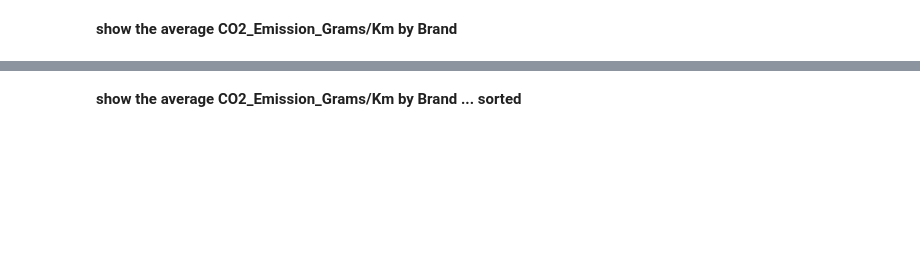
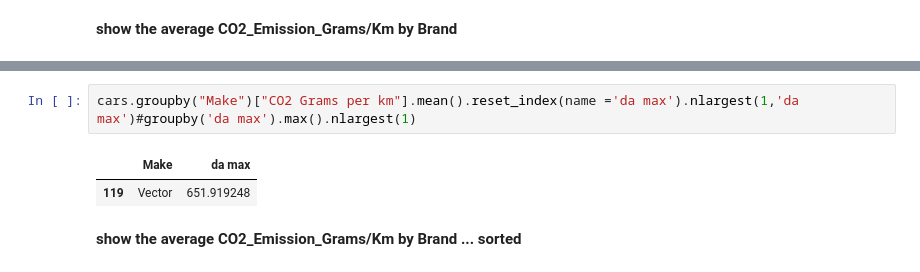
Before and after one commit to esSarah/IronRoth, a Jupyter notebook: Pandas/Lab_Pandas_Grouping_Data_Vehicles.ipynb, the cells around one changed output, grey strips where cells are left out. Cells and saved outputs as stored; diff of their text form; blank space fills up the shorter version.

```diff
--- a/Pandas/Lab_Pandas_Grouping_Data_Vehicles.ipynb
+++ b/Pandas/Lab_Pandas_Grouping_Data_Vehicles.ipynb
@@ -50,2 +87,7 @@ What brand has the most cars?
+# %%
+cars.groupby("Make")["CO2 Grams per km"].mean().reset_index(name ='da max').nlargest(1,'da max')#groupby('da max').max().nlargest(1)
+# %% [output]
+|  | Make | da max |
+| 119 | Vector | 651.919248 |
 # %% [markdown]
 <b>show the average CO2_Emission_Grams/Km  by Brand ... sorted
```
Also changed, not shown: parts of 11 cells of this notebook, 3 other files.
